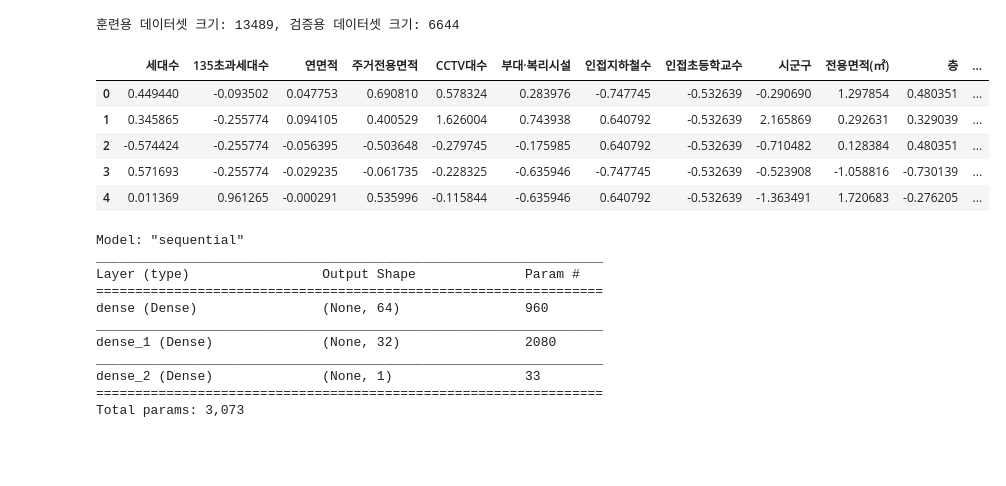
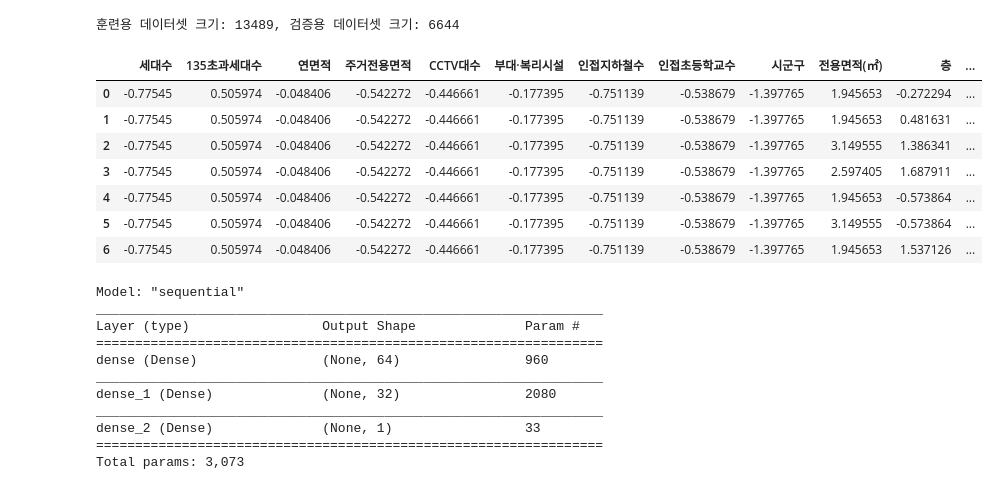
Before and after one commit to junhong-CHEON/data_project, a Jupyter notebook: 210808_전처리_부동산예측.ipynb, the cells around one changed output. Drawn from its saved outputs; the diff is of its cells as text; code cells hidden in the pictures; blank space fills up the shorter version.

```diff
--- a/210808_전처리_부동산예측.ipynb
+++ b/210808_전처리_부동산예측.ipynb
@@ -367,17 +337,19 @@ print("훈련용 데이터셋 크기: %d, 검증용 데이터셋 크기: %d" % (
 훈련용 데이터셋 크기: 13489, 검증용 데이터셋 크기: 6644
 # %%
 scaler = StandardScaler()
-std_x_train = DataFrame(scaler.fit_transform(x_train), columns=x_train.columns)
+std_x_train = DataFrame(scaler.fit_transform(x_train_set), columns=x_train.columns)
 std_x_test = DataFrame(scaler.transform(x_test), columns=x_test.columns)
-std_x_train.head()
-std_x_test.head()
+std_x_train.head(7)
+#std_x_test.head()
 # %% [output]
 |  | 세대수 | 135초과세대수 | 연면적 | 주거전용면적 | CCTV대수 | 부대·복리시설 | 인접지하철수 | 인접초등학교수 | 시군구 | 전용면적(㎡) | 층 | ... |
-| 0 | 0.449440 | -0.093502 | 0.047753 | 0.690810 | 0.578324 | 0.283976 | -0.747745 | -0.532639 | -0.290690 | 1.297854 | 0.480351 | ... |
-| 1 | 0.345865 | -0.255774 | 0.094105 | 0.400529 | 1.626004 | 0.743938 | 0.640792 | -0.532639 | 2.165869 | 0.292631 | 0.329039 | ... |
-| 2 | -0.574424 | -0.255774 | -0.056395 | -0.503648 | -0.279745 | -0.175985 | 0.640792 | -0.532639 | -0.710482 | 0.128384 | 0.480351 | ... |
-| 3 | 0.571693 | -0.255774 | -0.029235 | -0.061735 | -0.228325 | -0.635946 | -0.747745 | -0.532639 | -0.523908 | -1.058816 | -0.730139 | ... |
-| 4 | 0.011369 | 0.961265 | -0.000291 | 0.535996 | -0.115844 | -0.635946 | 0.640792 | -0.532639 | -1.363491 | 1.720683 | -0.276205 | ... |
+| 0 | -0.77545 | 0.505974 | -0.048406 | -0.542272 | -0.446661 | -0.177395 | -0.751139 | -0.538679 | -1.397765 | 1.945653 | -0.272294 | ... |
+| 1 | -0.77545 | 0.505974 | -0.048406 | -0.542272 | -0.446661 | -0.177395 | -0.751139 | -0.538679 | -1.397765 | 1.945653 | 0.481631 | ... |
+| 2 | -0.77545 | 0.505974 | -0.048406 | -0.542272 | -0.446661 | -0.177395 | -0.751139 | -0.538679 | -1.397765 | 3.149555 | 1.386341 | ... |
+| 3 | -0.77545 | 0.505974 | -0.048406 | -0.542272 | -0.446661 | -0.177395 | -0.751139 | -0.538679 | -1.397765 | 2.597405 | 1.687911 | ... |
+| 4 | -0.77545 | 0.505974 | -0.048406 | -0.542272 | -0.446661 | -0.177395 | -0.751139 | -0.538679 | -1.397765 | 1.945653 | -0.573864 | ... |
+| 5 | -0.77545 | 0.505974 | -0.048406 | -0.542272 | -0.446661 | -0.177395 | -0.751139 | -0.538679 | -1.397765 | 3.149555 | -0.573864 | ... |
+| 6 | -0.77545 | 0.505974 | -0.048406 | -0.542272 | -0.446661 | -0.177395 | -0.751139 | -0.538679 | -1.397765 | 1.945653 | 1.537126 | ... |
 # %%
 # 데이터가 단순하고 개수가 적다면 과대적합이 발생할 확률이 높기 때문에 주의하면서 적절한 크기의 모델층을 쌓아야 한다.
 model = Sequential()
```
Also changed, not shown: parts of 18 cells of this notebook, 27 other files.
